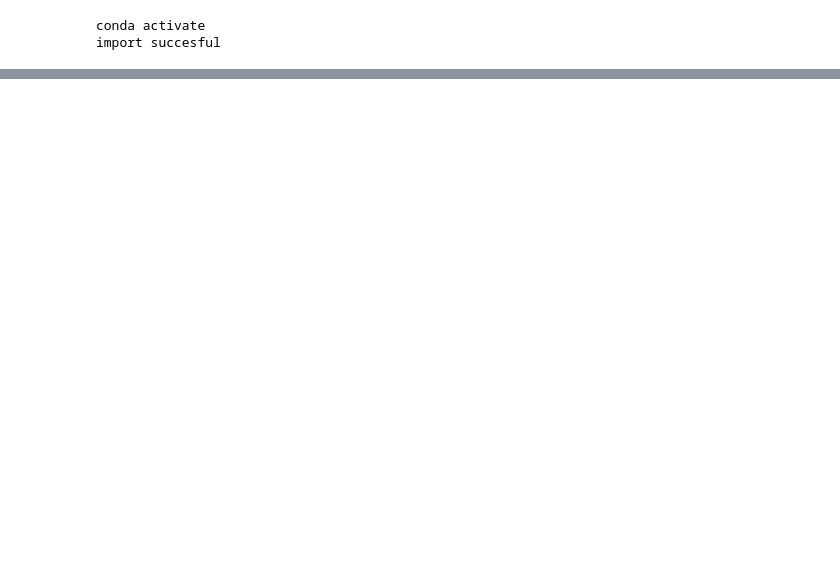
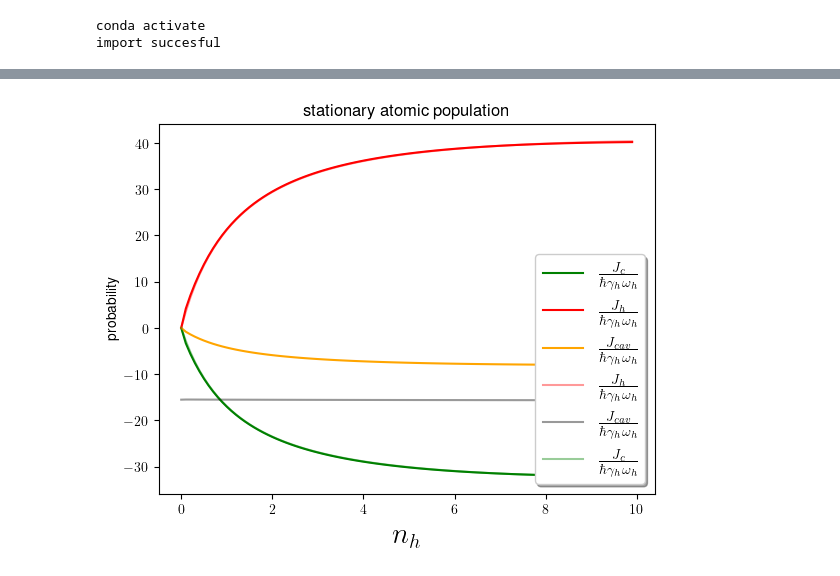
Before and after one commit to SanderStammbach/Sanders-Studium, a Jupyter notebook: Master-Arbeit/main2.ipynb, the cells around one changed output, grey strips where cells are left out. Cells and saved outputs as stored; diff of their text form; code cells hidden in the pictures; blank space fills up the shorter version.

```diff
--- a/Master-Arbeit/main2.ipynb
+++ b/Master-Arbeit/main2.ipynb
@@ -736,0 +1132,91 @@ import succesful
+# %%
+
+Delta1=Delta2=0
+gamma_h = gamma_c = 1
+g = 1
+
+kappa = 1/14
+step=0.1
+Delta1=0
+Delta2=0
+anzahl=100
+
+nc=ncav=nf=0
+n_list=[]
+nh_list=[]
+Photonnumber_list=[]
+nh2 = np.linspace(0, 70, 100)
+nh=0
+nh3_list=[]
+nh_list=[]
+Trace_list=[]
+
+Anal=[]
+J_h_list=[]
+J_h2_list=[]
+J_c_list=[]
+J_cav_list=[]
+J_tot_list=[]
+Energie_vs_nh=[]
+anzahl=100
+def Hamilton(omega_1,proj_1,omega_2,proj_2,omega_3,proj_3,h,omega_f,a,f,g):
+    H_free=omega_1*proj_1+h*omega_2*proj_2+h*omega_3*proj_3+h*omega_f*a.dag()*a
+
+    H_int=h*g*(Trans_12*a.dag()+a*Trans_12.dag())
+
+    V=f*a.dag()+f*a #das got glaub nid
+
+    H=H_free+H_int
+
+    Hdilde=H_int+V +(omega_2-(omega_1+omega_d))*(proj_2)+(omega_f-omega_d)*(a.dag()*a)
+
+    return Hdilde
+Hdilde=Hamilton(omega_1,proj_1,omega_2,proj_2,omega_3,proj_3,h,omega_f,a,f,g)
+
+
+Energie_vs_nh_f=[]
+n2_list=[]
+nh=0
+for i in range(anzahl):
+
+
+    list_temp=[]
+    list_temp=Diverse_Loups.EnergieCalculator_mit_faktor(g,H_free, Trans_12, Trans_13, Trans_23, a, nh,nf,nc,h,kb,gamma_h,gamma_c,kappa,omega_d,proj_2,0,omega_f,omega_2)
+    nh_list.append(nh)
+    Energie_vs_nh.append(list_temp)
+
+
+
+
+
+    nh3_list.append(nh)
+
+
+    list_temp2=[]
+    list_temp2=Diverse_Loups.EnergieCalculator_mit_faktor(g,H_free, Trans_12, Trans_13, Trans_23, a, nh,nf,nc,h,kb,gamma_h,gamma_c,kappa,omega_d,proj_2,1,omega_f,omega_2)
+    nh_list.append(nh)
+    Energie_vs_nh_f.append(list_temp2)
+    nh+=step
+
+
+
+
+
+fig2, ax = plt.subplots()
+ax.set_xlabel(r' $n_h$', fontsize=21)
+ax.set_ylabel('probability')
+plt.title('stationary atomic population')
+plt.plot(np.asarray(nh3_list)[:anzahl],np.asarray(Energie_vs_nh)[:anzahl,1],'-',color='green',label=r' $\frac{J_{c}}{\hbar\gamma_h \omega_{h}}$')
+plt.plot(np.asarray(nh3_list)[:anzahl],np.asarray(Energie_vs_nh)[:anzahl,0],'-',color='red',label=r' $\frac{J_{h}}{\hbar\gamma_h \omega_{h}}$')
+plt.plot(np.asarray(nh3_list)[:anzahl],np.asarray(Energie_vs_nh)[:anzahl,2],'-',color='orange',label=r' $\frac{J_{cav}}{\hbar\gamma_h \omega_{h}}$')
+plt.plot(np.asarray(nh3_list)[:anzahl],np.asarray(Energie_vs_nh_f)[:anzahl,0],'-',color='red',alpha=0.4,label=r' $\frac{J_{h}}{\hbar\gamma_h \omega_{h}}$')
+plt.plot(np.asarray(nh3_list)[:anzahl],np.asarray(Energie_vs_nh_f)[:anzahl,2],'-',color='black',alpha=0.4,label=r' $\frac{J_{cav}}{\hbar\gamma_h \omega_{h}}$')
+plt.plot(np.asarray(nh3_list)[:anzahl],np.asarray(Energie_vs_nh_f)[:anzahl,1],'-',color='green',alpha=0.4,label=r' $\frac{J_{c}}{\hbar\gamma_h \omega_{h}}$')
+legend = ax.legend(loc='lower right', shadow=True, fontsize='x-large')
+legend.get_frame().set_facecolor('white')
+
+plt.show()
+
+print(Energie_vs_nh_f[0],Energie_vs_nh_f[1])
+# %% [output]
+[figure, added]
```
Also changed, not shown: parts of 44 cells of this notebook, 27 other files.
